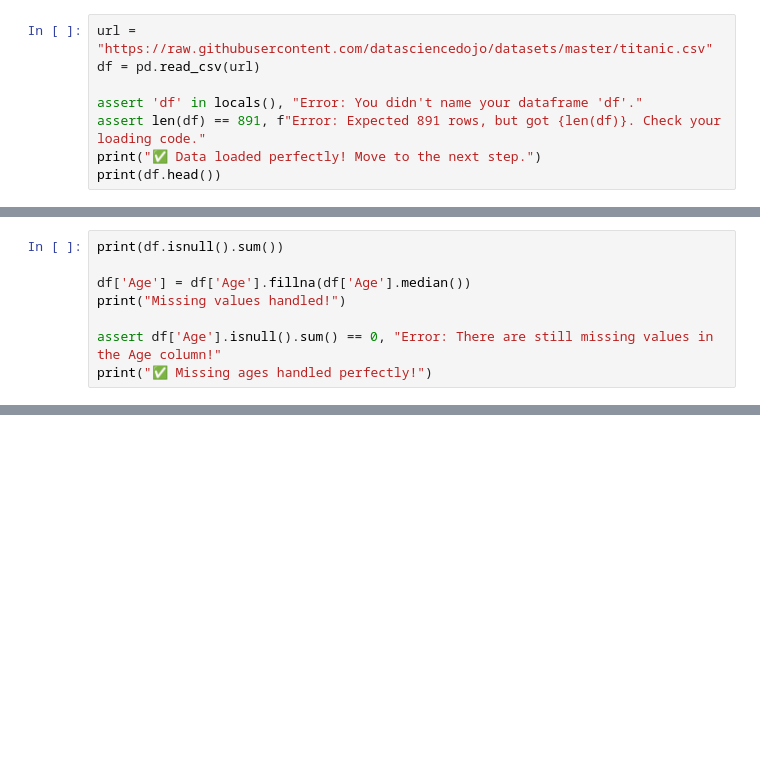
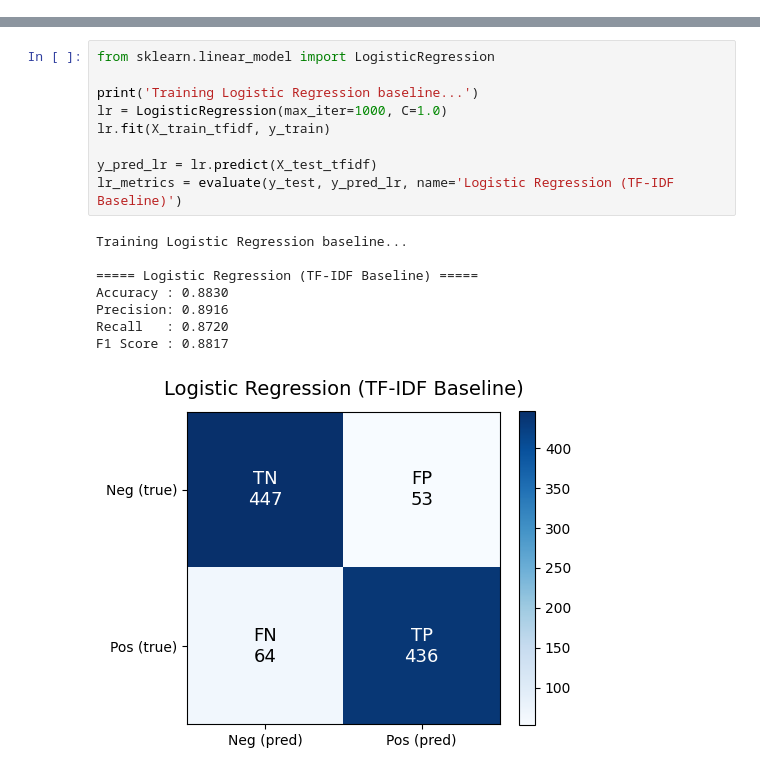
Before and after one commit to nottsubh/repo1, a Jupyter notebook: Shubh_Soni_25b0357.ipynb, the cells around one changed output, grey strips where cells are left out. Saved outputs shown, nothing was run; the diff lists cells and outputs as text; blank space fills up the shorter version.

```diff
--- a/Shubh_Soni_25b0357.ipynb
+++ b/Shubh_Soni_25b0357.ipynb
@@ -14,8 +0,0 @@ Use `pandas` to read the CSV file from the provided URL.
-# %%
-url = "https://raw.githubusercontent.com/datasciencedojo/datasets/master/titanic.csv"
-df = pd.read_csv(url)
-
-assert 'df' in locals(), "Error: You didn't name your dataframe 'df'."
-assert len(df) == 891, f"Error: Expected 891 rows, but got {len(df)}. Check your loading code."
-print("✅ Data loaded perfectly! Move to the next step.")
-print(df.head())
@@ -43,8 +0,0 @@ Real-world data is messy. Let's find out what is missing and fix it.
-# %%
-print(df.isnull().sum())
-
-df['Age'] = df['Age'].fillna(df['Age'].median())
-print("Missing values handled!")
-
-assert df['Age'].isnull().sum() == 0, "Error: There are still missing values in the Age column!"
-print("✅ Missing ages handled perfectly!")
@@ -89,0 +280,18 @@ plt.show()
+# %%
+from sklearn.linear_model import LogisticRegression
+
+print('Training Logistic Regression baseline...')
+lr = LogisticRegression(max_iter=1000, C=1.0)
+lr.fit(X_train_tfidf, y_train)
+
+y_pred_lr = lr.predict(X_test_tfidf)
+lr_metrics = evaluate(y_test, y_pred_lr, name='Logistic Regression (TF-IDF Baseline)')
+# %% [output]
+Training Logistic Regression baseline...
+
+===== Logistic Regression (TF-IDF Baseline) =====
+Accuracy : 0.8830
+Precision: 0.8916
+Recall   : 0.8720
+F1 Score : 0.8817
+[figure, added]
```
Also changed, not shown: parts of 22 cells of this notebook.
